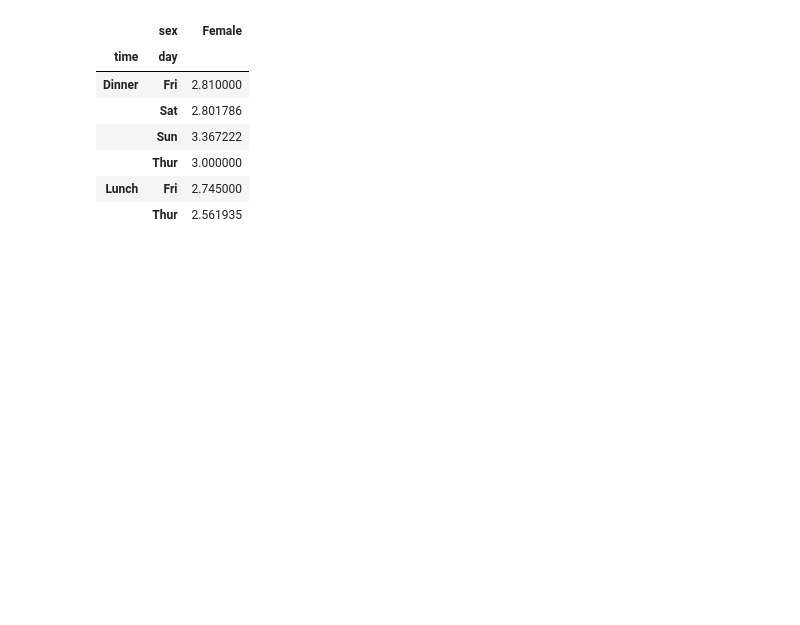
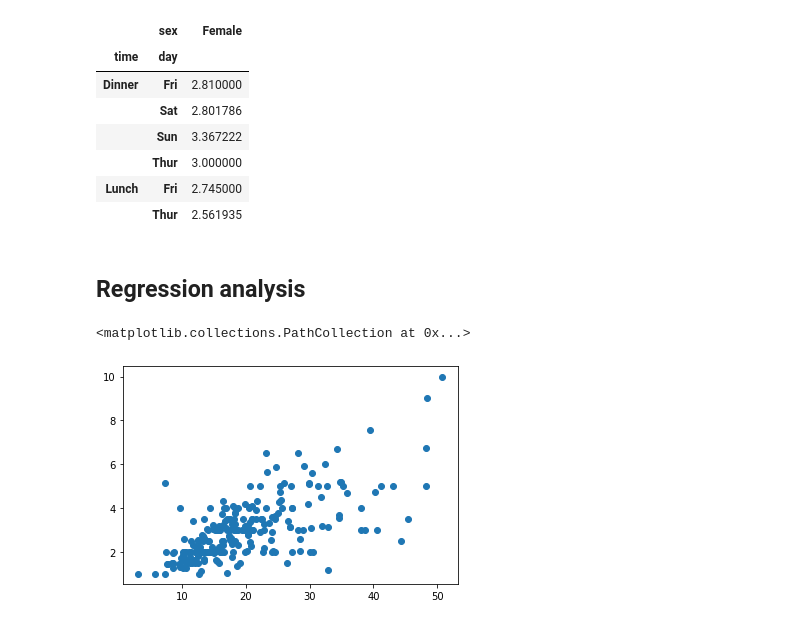
Before and after one commit to Crkonova76/Fundamentals-of-Data-Analysis_Assessment-2019, a Jupyter notebook: Tips_dataset.ipynb, the cells around one changed output. Saved outputs shown, nothing was run; the diff lists cells and outputs as text; code cells hidden in the pictures; blank space fills up the shorter version.

```diff
--- a/Tips_dataset.ipynb
+++ b/Tips_dataset.ipynb
@@ -298,3 +300,14 @@ pd.pivot_table(female,values="tip",index=["time","day"], columns=["sex"])
 |  | Thur | 3.000000 |
 | Lunch | Fri | 2.745000 |
 |  | Thur | 2.561935 |
+# %% [markdown]
+## Regression analysis
+# %%
+x=df.loc[:,"total_bill"]
+# %%
+y=df.loc[:,"tip"]
+# %%
+plt.scatter(x,y)
+# %% [output]
+<matplotlib.collections.PathCollection at 0x...>
+[figure, added]
```
Also changed, not shown: parts of 4 cells of this notebook.
